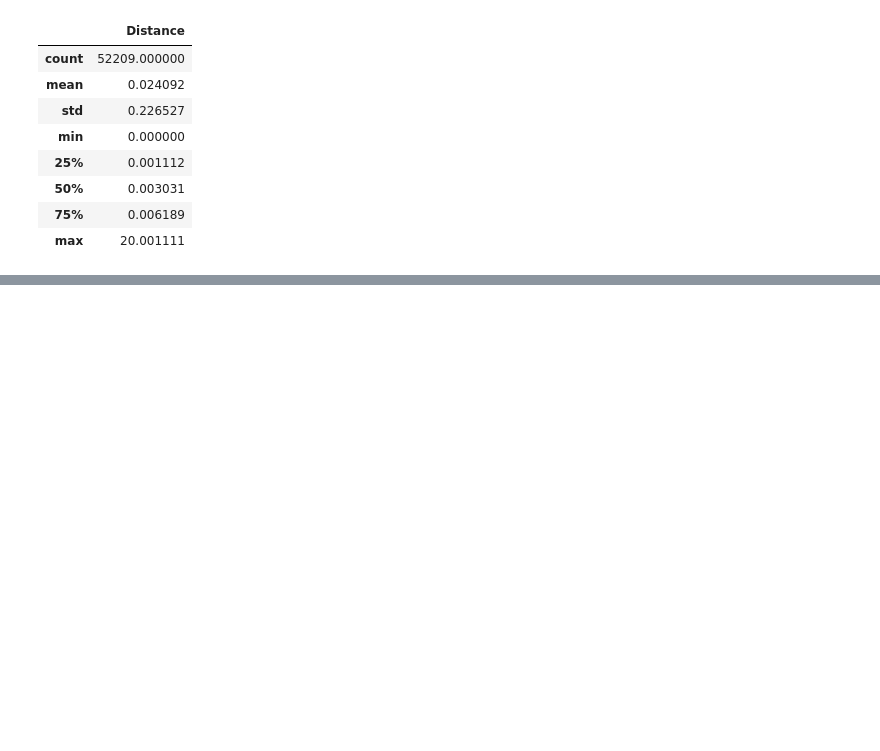
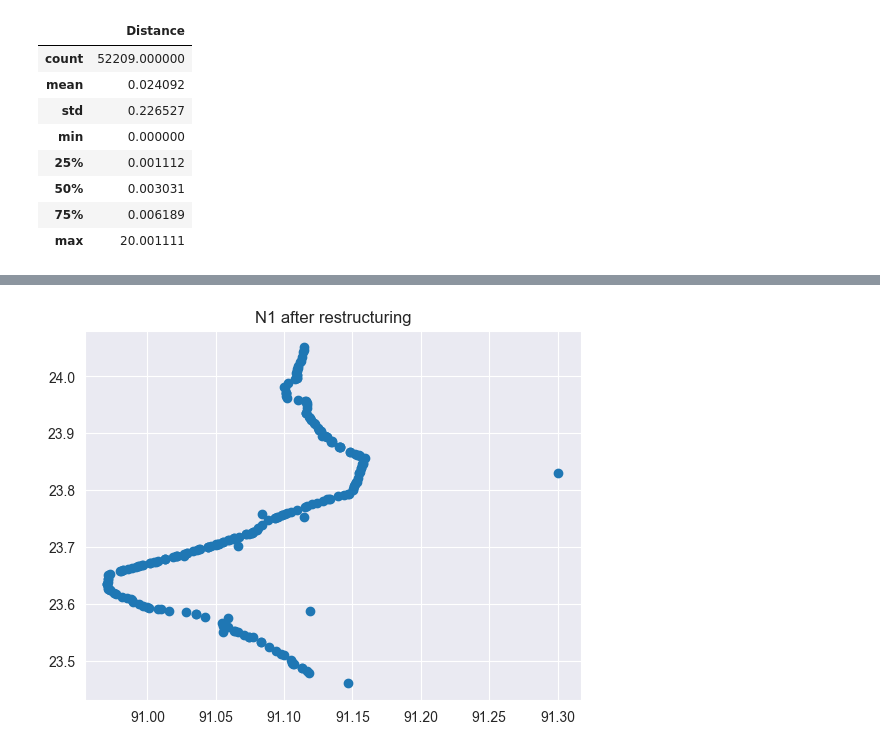
Before and after one commit to Anne-JS/advanced_simulation, a Jupyter notebook: Assignment 1 Julian.ipynb, the cells around one changed output, grey strips where cells are left out. Drawn from its saved outputs; the diff is of its cells as text; code cells hidden in the pictures; blank space fills up the shorter version.

```diff
--- a/Assignment 1 Julian.ipynb
+++ b/Assignment 1 Julian.ipynb
@@ -161,0 +139,8 @@ plt.show()
+# %%
+#plot the N1 by longitude and latitude
+N1_clean = roads_1[roads_1['road'] == 'N102']
+plt.scatter(N1_clean['lon'], N1_clean['lat'])
+plt.title('N1 after restructuring')
+plt.show()
+# %% [output]
+[figure, added]
```
Also changed, not shown: parts of 16 cells of this notebook, 3 other files.
